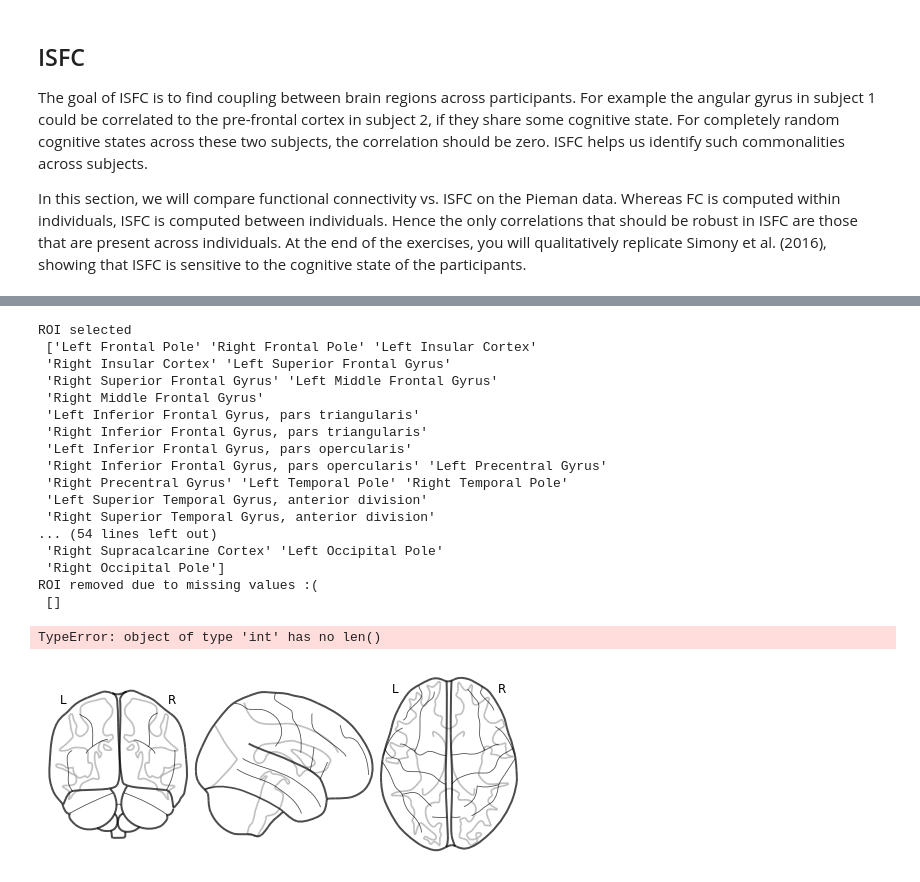
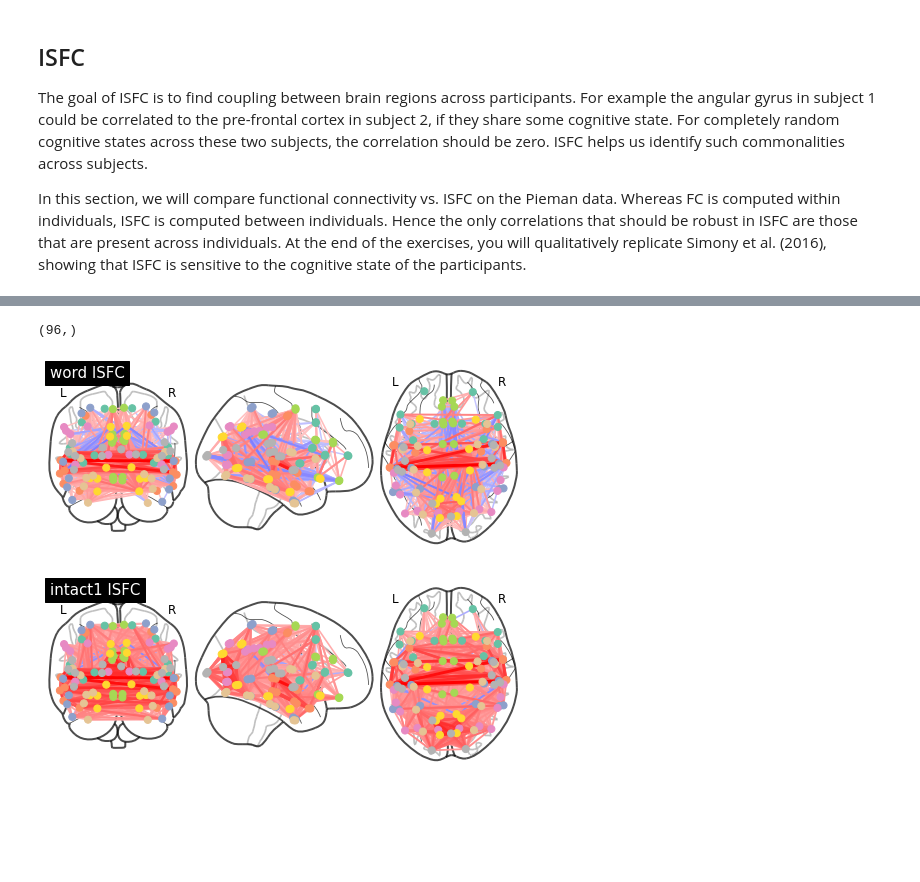
Before and after one commit to eyalhizmi/Machine-learning-methods-for-fMRI-signal-analysis, a Jupyter notebook: tutorials/isc_isfc-fMRI_data.ipynb, the cells around one changed output, grey strips where cells are left out. Saved outputs shown, nothing was run; the diff lists cells and outputs as text; code cells hidden in the pictures; blank space fills up the shorter version.

```diff
--- a/tutorials/isc_isfc-fMRI_data.ipynb
+++ b/tutorials/isc_isfc-fMRI_data.ipynb
@@ -262,37 +262,24 @@ bold_ho_filtered = {
 for task_name in all_task_names:
     for subj_id in range(n_subjs[task_name]):
         bold_ho_filtered[task_name][:,:,subj_id] = bold_ho[task_name][:,roi_select,subj_id]
-
-print('ROI selected\n {}'.format(rois_filtered))
-print('ROI removed due to missing values :( \n {}'.format(np.array(atlas.labels[1:])[row_has_nan]))
+print(rois_filtered.shape)
+# print('ROI selected\n {}'.format(rois_filtered))
+# print('ROI removed due to missing values :( \n {}'.format(np.array(atlas.labels[1:])[row_has_nan]))
 # %% [output]
-ROI selected
- ['Left Frontal Pole' 'Right Frontal Pole' 'Left Insular Cortex'
- 'Right Insular Cortex' 'Left Superior Frontal Gyrus'
- 'Right Superior Frontal Gyrus' 'Left Middle Frontal Gyrus'
- 'Right Middle Frontal Gyrus'
- 'Left Inferior Frontal Gyrus, pars triangularis'
- 'Right Inferior Frontal Gyrus, pars triangularis'
- 'Left Inferior Frontal Gyrus, pars opercularis'
- 'Right Inferior Frontal Gyrus, pars opercularis' 'Left Precentral Gyrus'
- 'Right Precentral Gyrus' 'Left Temporal Pole' 'Right Temporal Pole'
- 'Left Superior Temporal Gyrus, anterior division'
- 'Right Superior Temporal Gyrus, anterior division'
-... (54 lines left out)
- 'Right Supracalcarine Cortex' 'Left Occipital Pole'
- 'Right Occipital Pole']
-ROI removed due to missing values :(
- []
+(96,)
 # %%
-# Compute ISFC
+# Compute ISFC and visual
 isfc_maps_ho = {}
+coordinates = plotting.find_parcellation_cut_coords(labels_img=atlas.maps)
+
 for task_name in all_task_names:
     isfc_maps_ho[task_name] = isfc(data=bold_ho_filtered[task_name],
                                    summary_statistic='median',
                                    vectorize_isfcs=False)
+    plotting.plot_connectome(isfc_maps_ho[task_name], coordinates,
+                         edge_threshold="80%",
+                         title=f'{task_name} ISFC')
+# %% [output]
+[figure, added]
+[figure, added]
-# %%
-plotting.plot_connectome(isfc_maps_ho['word'], n_regions)
-# %% [output]
-TypeError: object of type 'int' has no len()
-[figure, removed]
 # %%
```
Also changed, not shown: parts of 7 cells of this notebook.
